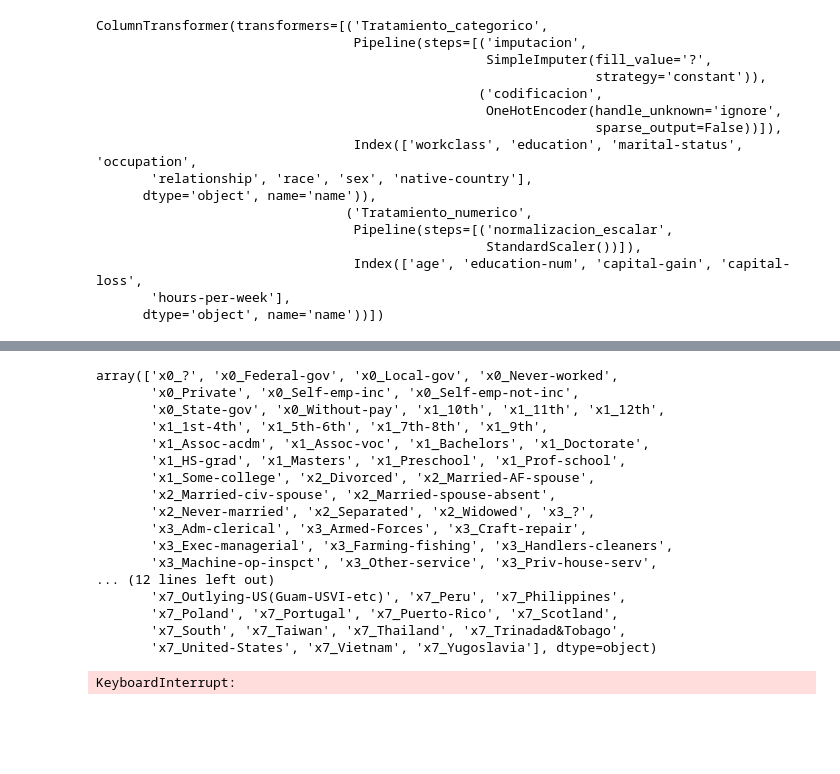
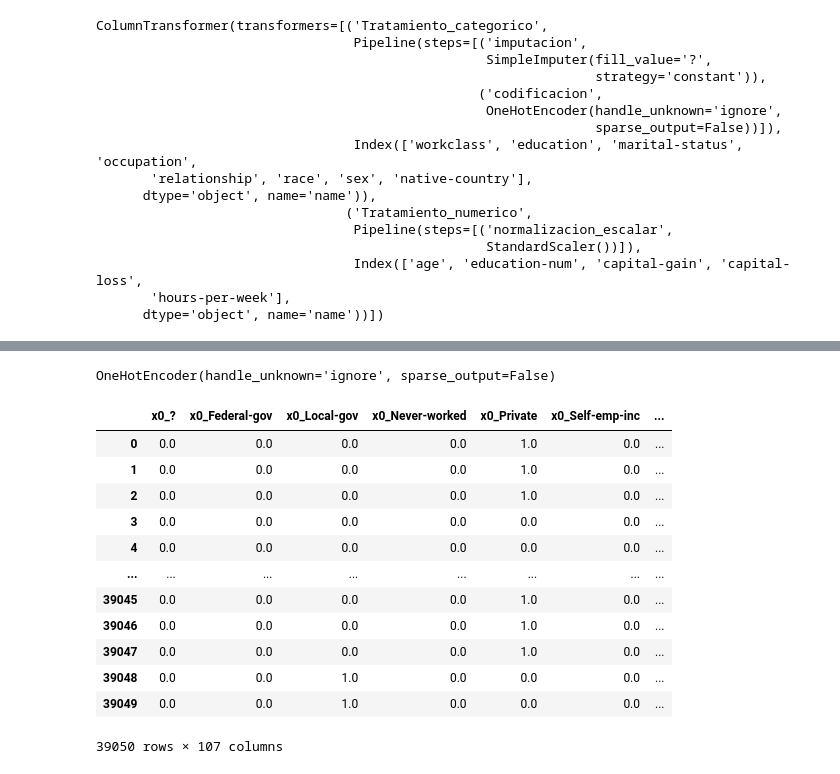
Before and after one commit to Izainea/api_review, a Jupyter notebook: Cuadernos/4. API para un modelo ML.ipynb, the cells around one changed output, grey strips where cells are left out. Cells and saved outputs as stored; diff of their text form; code cells hidden in the pictures; blank space fills up the shorter version.

```diff
--- a/Cuadernos/4. API para un modelo ML.ipynb
+++ b/Cuadernos/4. API para un modelo ML.ipynb
@@ -531,3 +482,0 @@ ColumnTransformer(transformers=[('num',
-# %%
-columnas_numericas=Transformacion_Columnas.transformers_[0][2]
-columnas_numericas
@@ -538,51 +483,23 @@ Index(['age', 'education-num', 'capital-gain', 'capital-loss',
-# %%
-columnas_categoricas_transformadas=Transformacion_Columnas.named_transformers_['cat'].named_transformers_['CAT'][-1].get_feature_names_out()
-
-
-columnas_categoricas_transformadas
-# %% [output]
-array(['x0_?', 'x0_Federal-gov', 'x0_Local-gov', 'x0_Never-worked',
-       'x0_Private', 'x0_Self-emp-inc', 'x0_Self-emp-not-inc',
-       'x0_State-gov', 'x0_Without-pay', 'x1_10th', 'x1_11th', 'x1_12th',
-       'x1_1st-4th', 'x1_5th-6th', 'x1_7th-8th', 'x1_9th',
-       'x1_Assoc-acdm', 'x1_Assoc-voc', 'x1_Bachelors', 'x1_Doctorate',
-       'x1_HS-grad', 'x1_Masters', 'x1_Preschool', 'x1_Prof-school',
-       'x1_Some-college', 'x2_Divorced', 'x2_Married-AF-spouse',
-       'x2_Married-civ-spouse', 'x2_Married-spouse-absent',
-       'x2_Never-married', 'x2_Separated', 'x2_Widowed', 'x3_?',
-       'x3_Adm-clerical', 'x3_Armed-Forces', 'x3_Craft-repair',
-       'x3_Exec-managerial', 'x3_Farming-fishing', 'x3_Handlers-cleaners',
-       'x3_Machine-op-inspct', 'x3_Other-service', 'x3_Priv-house-serv',
-... (12 lines left out)
-       'x7_Outlying-US(Guam-USVI-etc)', 'x7_Peru', 'x7_Philippines',
-       'x7_Poland', 'x7_Portugal', 'x7_Puerto-Rico', 'x7_Scotland',
-       'x7_South', 'x7_Taiwan', 'x7_Thailand', 'x7_Trinadad&Tobago',
-       'x7_United-States', 'x7_Vietnam', 'x7_Yugoslavia'], dtype=object)
-# %%
-### Entrenamos varios modelos random forest para decidir si una persona gana mas de 50k y escogeremos el mejor modelo.
-from sklearn.model_selection import train_test_split
-from sklearn.ensemble import RandomForestClassifier
-from sklearn.metrics import accuracy_score, classification_report, confusion_matrix
-from sklearn.model_selection import GridSearchCV
-
-# Separación de los datos en entrenamiento y prueba
-
-X_train, X_test, y_train, y_test = train_test_split(X, y, test_size=0.3, random_state=42)
-
-# Creación del modelo
-
-parametros = {'n_estimators': [100, 200, 500],
-                'max_depth': [5, 10,  20],
-                'min_samples_split': [5, 10,  20],
-                'min_samples_leaf': [1, 2, 10]}
-
-modelo = RandomForestClassifier(random_state=42)
-
-
-# Búsqueda de los mejores hiperparámetros
-
-grid = GridSearchCV(modelo, param_grid=parametros, cv=5, n_jobs=-1)
-
-grid.fit(Transformacion_Columnas.transform(X_train), y_train)
-# %% [output]
-KeyboardInterrupt:
+# %%
+Transformacion_Columnas.transformers_[0][1].steps[1][1]
+# %% [output]
+OneHotEncoder(handle_unknown='ignore', sparse_output=False)
+# %%
+columnas_categoricas_Nuevas=Transformacion_Columnas.transformers_[0][1].steps[1][1].get_feature_names_out()
+
+DF_salida=pd.DataFrame(Transformacion_Columnas.transform(X_train),columns=columnas_categoricas_Nuevas.tolist()+columnas_numericas.tolist())
+DF_salida
+# %% [output]
+|  | x0_? | x0_Federal-gov | x0_Local-gov | x0_Never-worked | x0_Private | x0_Self-emp-inc | ... |
+| 0 | 0.0 | 0.0 | 0.0 | 0.0 | 1.0 | 0.0 | ... |
+| 1 | 0.0 | 0.0 | 0.0 | 0.0 | 1.0 | 0.0 | ... |
+| 2 | 0.0 | 0.0 | 0.0 | 0.0 | 1.0 | 0.0 | ... |
+| 3 | 0.0 | 0.0 | 0.0 | 0.0 | 0.0 | 0.0 | ... |
+| 4 | 0.0 | 0.0 | 0.0 | 0.0 | 0.0 | 0.0 | ... |
+| ... | ... | ... | ... | ... | ... | ... | ... |
+| 39045 | 0.0 | 0.0 | 0.0 | 0.0 | 1.0 | 0.0 | ... |
+| 39046 | 0.0 | 0.0 | 0.0 | 0.0 | 1.0 | 0.0 | ... |
+| 39047 | 0.0 | 0.0 | 0.0 | 0.0 | 1.0 | 0.0 | ... |
+| 39048 | 0.0 | 0.0 | 1.0 | 0.0 | 0.0 | 0.0 | ... |
+| 39049 | 0.0 | 0.0 | 1.0 | 0.0 | 0.0 | 0.0 | ... |
+39050 rows × 107 columns
```
Also changed, not shown: parts of 20 cells of this notebook, 2 other files.
